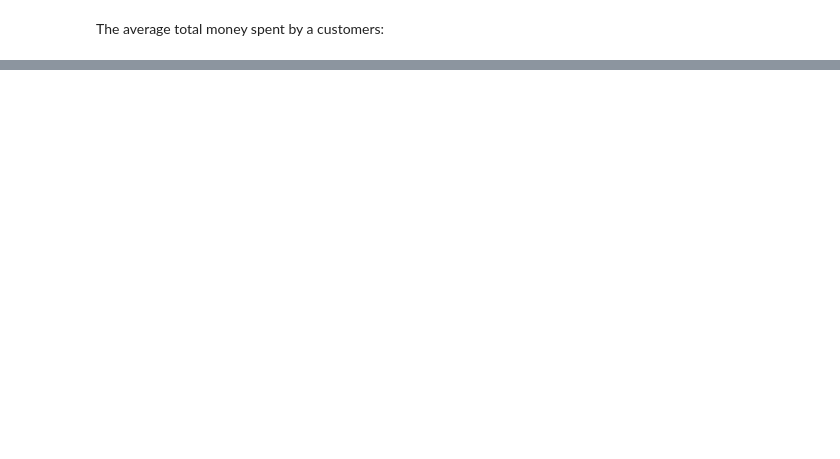
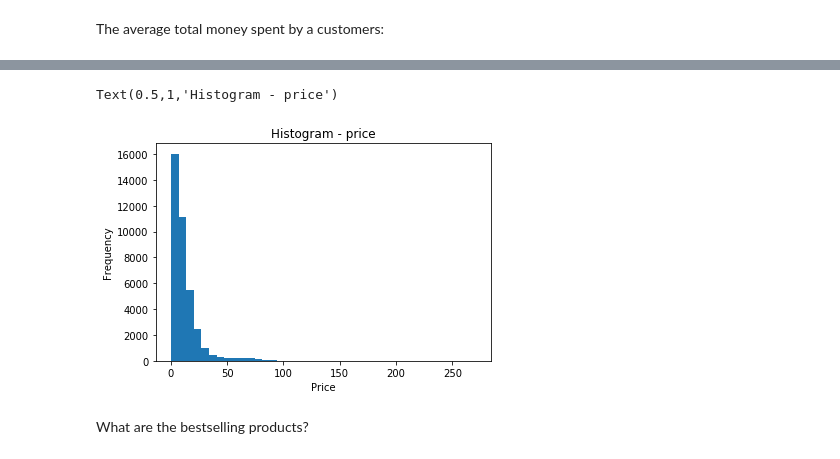
Before and after one commit to shachar-r/Profit-RS, a Jupyter notebook: Jörn - Pegasus summary statistics.ipynb, the cells around one changed output, grey strips where cells are left out. Drawn from its saved outputs; the diff is of its cells as text; code cells hidden in the pictures; blank space fills up the shorter version.

Commit message:
added product statistics

```diff
--- a/Jörn - Pegasus summary statistics.ipynb
+++ b/Jörn - Pegasus summary statistics.ipynb
@@ -127,0 +200,3 @@ d['sum']['mean'] # total EUR spent, on avg
+# %%
+d = data.groupby('articleId')['price'].agg(['mean'])
+d.describe(percentiles = [.25, .5, .75, .99])
@@ -127,0 +214,11 @@ d['sum']['mean'] # total EUR spent, on avg
+# %%
+# plot a histogram for prices
+plt.hist(d['mean'], bins = 40)
+plt.xlabel("Price")
+plt.ylabel("Frequency")
+plt.title("Histogram - price")
+# %% [output]
+Text(0.5,1,'Histogram - price')
+[figure, added]
+# %% [markdown]
+What are the bestselling products?
```
Also changed, not shown: parts of 31 cells of this notebook.
